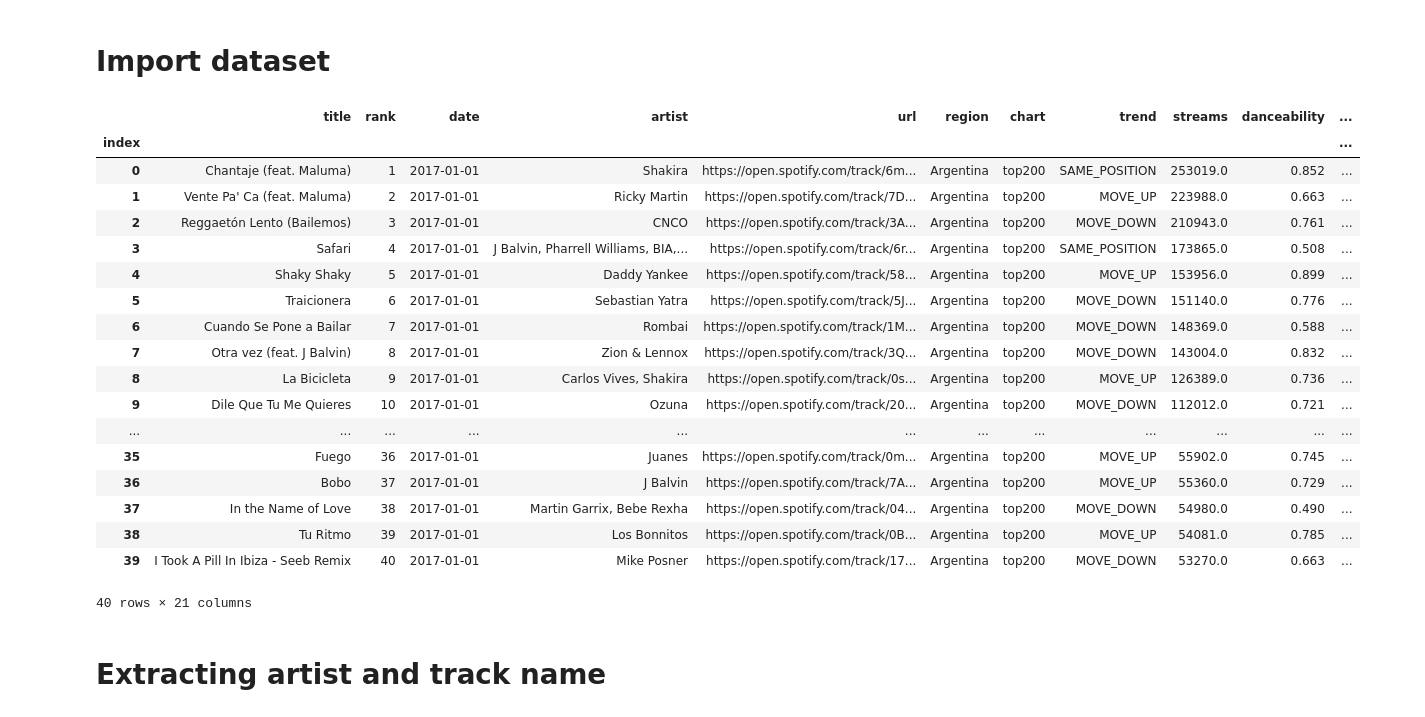
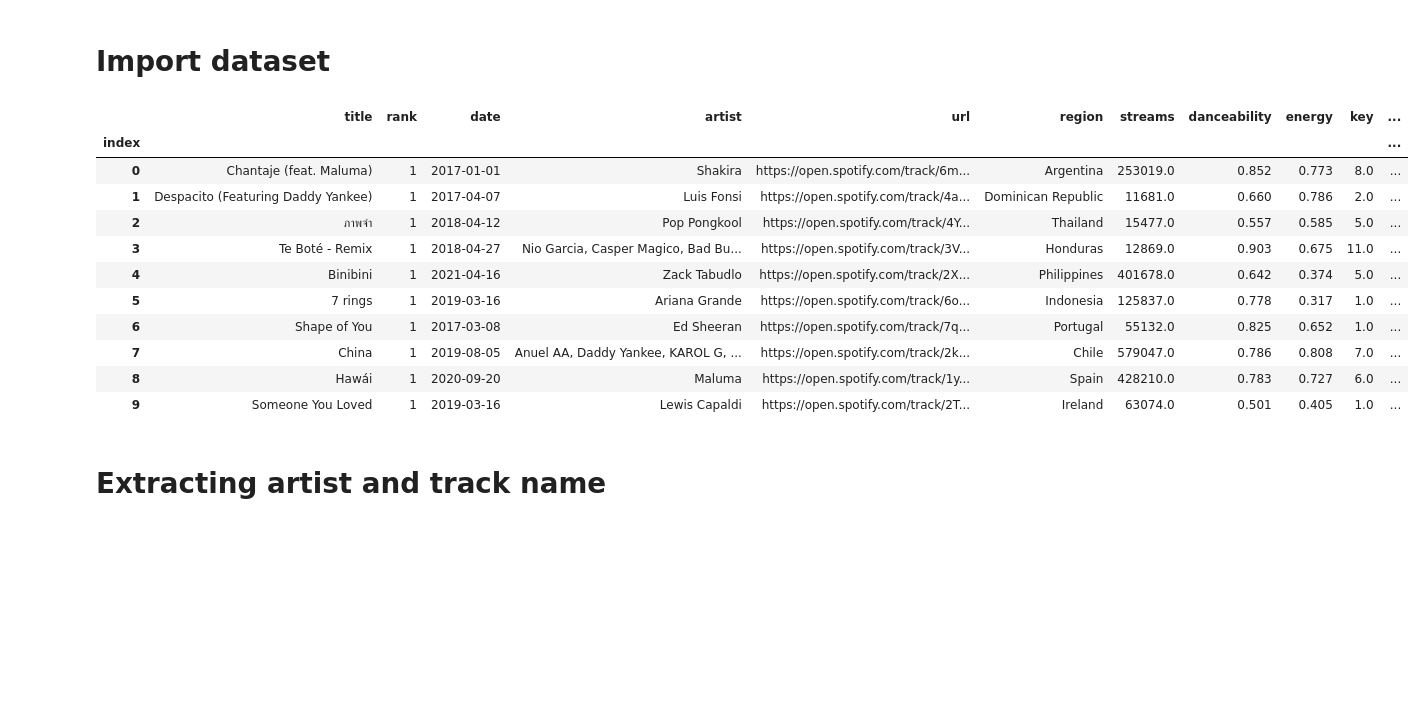
Before and after one commit to HolmQ84/DataScience-ExamProject, a Jupyter notebook: DataScience-SongManagement/JupyterNotebook/Web Scraper for collaborator.ipynb, the cells around one changed output. Cells and saved outputs as stored; diff of their text form; code cells hidden in the pictures; blank space fills up the shorter version.

```diff
--- a/DataScience-SongManagement/JupyterNotebook/Web Scraper for collaborator.ipynb
+++ b/DataScience-SongManagement/JupyterNotebook/Web Scraper for collaborator.ipynb
@@ -147,27 +140,20 @@ new_data
 # %%
 data = pd.read_csv('../data/music-subset.csv', index_col=0)
 # %%
-data.head(40)
+data.head(10)
 # %% [output]
-|  | title | rank | date | artist | url | region | chart | trend | streams | danceability | ... |
+|  | title | rank | date | artist | url | region | streams | danceability | energy | key | ... |
 | index |  |  |  |  |  |  |  |  |  |  | ... |
-| 0 | Chantaje (feat. Maluma) | 1 | 2017-01-01 | Shakira | https://open.spotify.com/track/6m... | Argentina | top200 | SAME_POSITION | 253019.0 | 0.852 | ... |
-| 1 | Vente Pa' Ca (feat. Maluma) | 2 | 2017-01-01 | Ricky Martin | https://open.spotify.com/track/7D... | Argentina | top200 | MOVE_UP | 223988.0 | 0.663 | ... |
-| 2 | Reggaetón Lento (Bailemos) | 3 | 2017-01-01 | CNCO | https://open.spotify.com/track/3A... | Argentina | top200 | MOVE_DOWN | 210943.0 | 0.761 | ... |
-| 3 | Safari | 4 | 2017-01-01 | J Balvin, Pharrell Williams, BIA,... | https://open.spotify.com/track/6r... | Argentina | top200 | SAME_POSITION | 173865.0 | 0.508 | ... |
-| 4 | Shaky Shaky | 5 | 2017-01-01 | Daddy Yankee | https://open.spotify.com/track/58... | Argentina | top200 | MOVE_UP | 153956.0 | 0.899 | ... |
-| 5 | Traicionera | 6 | 2017-01-01 | Sebastian Yatra | https://open.spotify.com/track/5J... | Argentina | top200 | MOVE_DOWN | 151140.0 | 0.776 | ... |
-| 6 | Cuando Se Pone a Bailar | 7 | 2017-01-01 | Rombai | https://open.spotify.com/track/1M... | Argentina | top200 | MOVE_DOWN | 148369.0 | 0.588 | ... |
-| 7 | Otra vez (feat. J Balvin) | 8 | 2017-01-01 | Zion & Lennox | https://open.spotify.com/track/3Q... | Argentina | top200 | MOVE_DOWN | 143004.0 | 0.832 | ... |
-| 8 | La Bicicleta | 9 | 2017-01-01 | Carlos Vives, Shakira | https://open.spotify.com/track/0s... | Argentina | top200 | MOVE_UP | 126389.0 | 0.736 | ... |
-| 9 | Dile Que Tu Me Quieres | 10 | 2017-01-01 | Ozuna | https://open.spotify.com/track/20... | Argentina | top200 | MOVE_DOWN | 112012.0 | 0.721 | ... |
-| ... | ... | ... | ... | ... | ... | ... | ... | ... | ... | ... | ... |
-| 35 | Fuego | 36 | 2017-01-01 | Juanes | https://open.spotify.com/track/0m... | Argentina | top200 | MOVE_UP | 55902.0 | 0.745 | ... |
-| 36 | Bobo | 37 | 2017-01-01 | J Balvin | https://open.spotify.com/track/7A... | Argentina | top200 | MOVE_UP | 55360.0 | 0.729 | ... |
-| 37 | In the Name of Love | 38 | 2017-01-01 | Martin Garrix, Bebe Rexha | https://open.spotify.com/track/04... | Argentina | top200 | MOVE_DOWN | 54980.0 | 0.490 | ... |
-| 38 | Tu Ritmo | 39 | 2017-01-01 | Los Bonnitos | https://open.spotify.com/track/0B... | Argentina | top200 | MOVE_UP | 54081.0 | 0.785 | ... |
-| 39 | I Took A Pill In Ibiza - Seeb Remix | 40 | 2017-01-01 | Mike Posner | https://open.spotify.com/track/17... | Argentina | top200 | MOVE_DOWN | 53270.0 | 0.663 | ... |
+| 0 | Chantaje (feat. Maluma) | 1 | 2017-01-01 | Shakira | https://open.spotify.com/track/6m... | Argentina | 253019.0 | 0.852 | 0.773 | 8.0 | ... |
+| 1 | Despacito (Featuring Daddy Yankee) | 1 | 2017-04-07 | Luis Fonsi | https://open.spotify.com/track/4a... | Dominican Republic | 11681.0 | 0.660 | 0.786 | 2.0 | ... |
+| 2 | ภาพจำ | 1 | 2018-04-12 | Pop Pongkool | https://open.spotify.com/track/4Y... | Thailand | 15477.0 | 0.557 | 0.585 | 5.0 | ... |
+| 3 | Te Boté - Remix | 1 | 2018-04-27 | Nio Garcia, Casper Magico, Bad Bu... | https://open.spotify.com/track/3V... | Honduras | 12869.0 | 0.903 | 0.675 | 11.0 | ... |
+| 4 | Binibini | 1 | 2021-04-16 | Zack Tabudlo | https://open.spotify.com/track/2X... | Philippines | 401678.0 | 0.642 | 0.374 | 5.0 | ... |
+| 5 | 7 rings | 1 | 2019-03-16 | Ariana Grande | https://open.spotify.com/track/6o... | Indonesia | 125837.0 | 0.778 | 0.317 | 1.0 | ... |
+| 6 | Shape of You | 1 | 2017-03-08 | Ed Sheeran | https://open.spotify.com/track/7q... | Portugal | 55132.0 | 0.825 | 0.652 | 1.0 | ... |
+| 7 | China | 1 | 2019-08-05 | Anuel AA, Daddy Yankee, KAROL G, ... | https://open.spotify.com/track/2k... | Chile | 579047.0 | 0.786 | 0.808 | 7.0 | ... |
+| 8 | Hawái | 1 | 2020-09-20 | Maluma | https://open.spotify.com/track/1y... | Spain | 428210.0 | 0.783 | 0.727 | 6.0 | ... |
+| 9 | Someone You Loved | 1 | 2019-03-16 | Lewis Capaldi | https://open.spotify.com/track/2T... | Ireland | 63074.0 | 0.501 | 0.405 | 1.0 | ... |
-40 rows × 21 columns
 # %% [markdown]
 # Extracting artist and track name
 # %%
```
Also changed, not shown: parts of 20 cells of this notebook, 13 other files.
